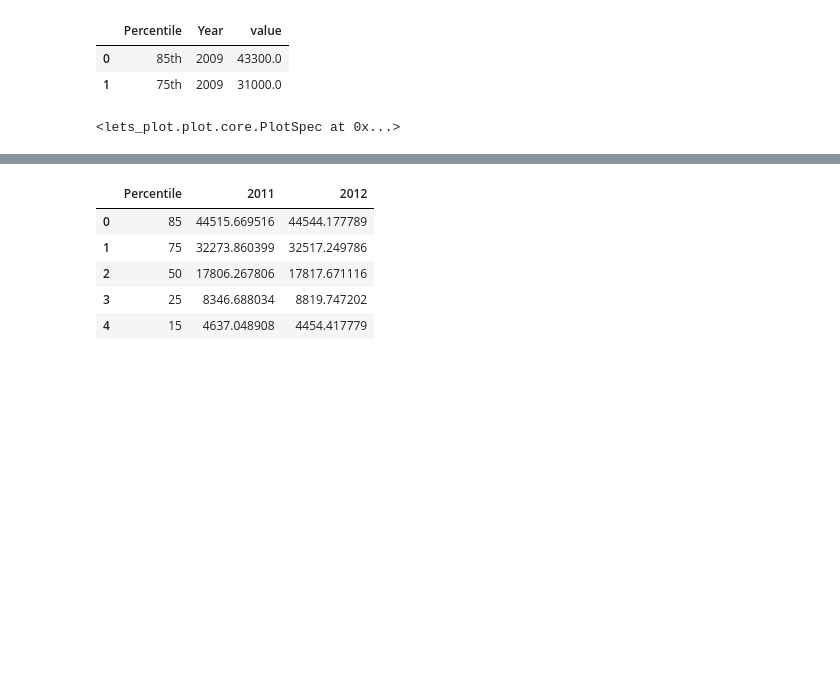
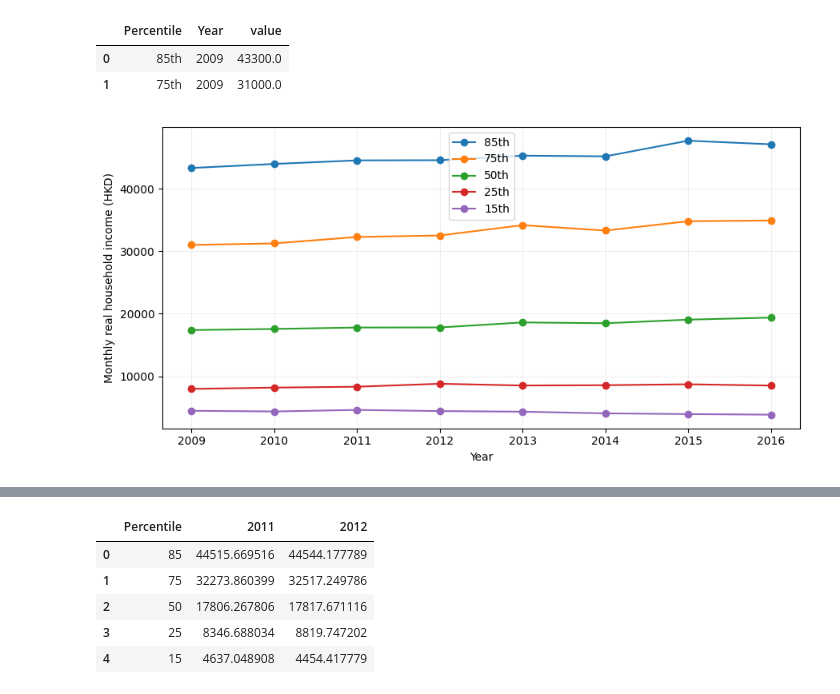
Before and after one commit to sdanieldlr/macro_final, a Jupyter notebook: python_notebook.ipynb, the cells around one changed output, grey strips where cells are left out. Saved outputs shown, nothing was run; the diff lists cells and outputs as text; code cells hidden in the pictures; blank space fills up the shorter version.

Commit message:
Finalize CORE Project 12 analysis and complete notebook

```diff
--- a/python_notebook.ipynb
+++ b/python_notebook.ipynb
@@ -64,28 +83,35 @@ income_melted.head(2) # long format
 | 0 | 85th | 2009 | 43300.0 |
 | 1 | 75th | 2009 | 31000.0 |
 # %%
-# plotting income_melted
-# (putting the whole ggplot command inside parenthesis allows python to read it as a single plot)
-(
-    ggplot(
+if USE_LETS_PLOT:
+    # plotting income_melted
+    # (putting the whole ggplot command inside parenthesis allows python to read it as a single plot)
+    display(
+        ggplot(
 
-        income_melted, # dataset being used
+            income_melted, # dataset being used
 
-        aes( # aesthetics
-            x=as_discrete("Year"), # plots year along the x-axis (as discrete/categorical)
-            y="value",             # plots "value" which is the income along the y-axis
-            color="Percentile"     # splits the data by the "Percentile" column (uses color)
-            )
+            aes( # aesthetics
+                x=as_discrete("Year"), # plots year along the x-axis (as discrete/categorical)
+                y="value",             # plots "value" which is the income along the y-axis
+                color="Percentile"     # splits the data by the "Percentile" column (uses color)
+                )
 
-            )
+                )
 
-    + geom_line(size=1) # thickness of line
+        + geom_line(size=1) # thickness of line
 
-    + labs(y="Monthly real household income (HKD)") # labels the y-axis
+        + labs(y="Monthly real household income (HKD)") # labels the y-axis
 
-    + scale_x_continuous(format="d")                # ensures x-axis (year) is displayed as a whole number
+        + scale_x_continuous(format="d")                # ensures x-axis (year) is displayed as a whole number
 
-)
+    )
+else:
+    fig, ax = plt.subplots(figsize=(9,4.5))
+    for name, group in income_melted.groupby("Percentile", sort=False):
+        ax.plot(group["Year"], group["value"], marker="o", label=name)
+    ax.set(xlabel="Year", ylabel="Monthly real household income (HKD)")
+    ax.legend(); ax.grid(alpha=.2); fig.tight_layout(); plt.show()
 # %% [output]
-<lets_plot.plot.core.PlotSpec at 0x...>
+[figure, added]
 # %%
```
Also changed, not shown: parts of 54 cells of this notebook.
